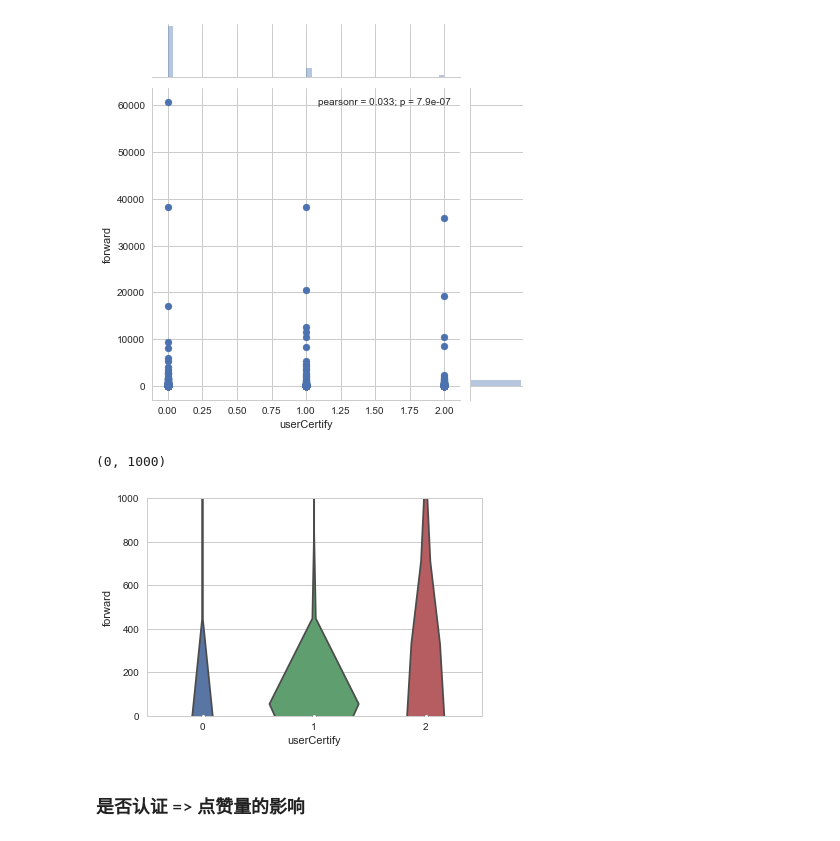
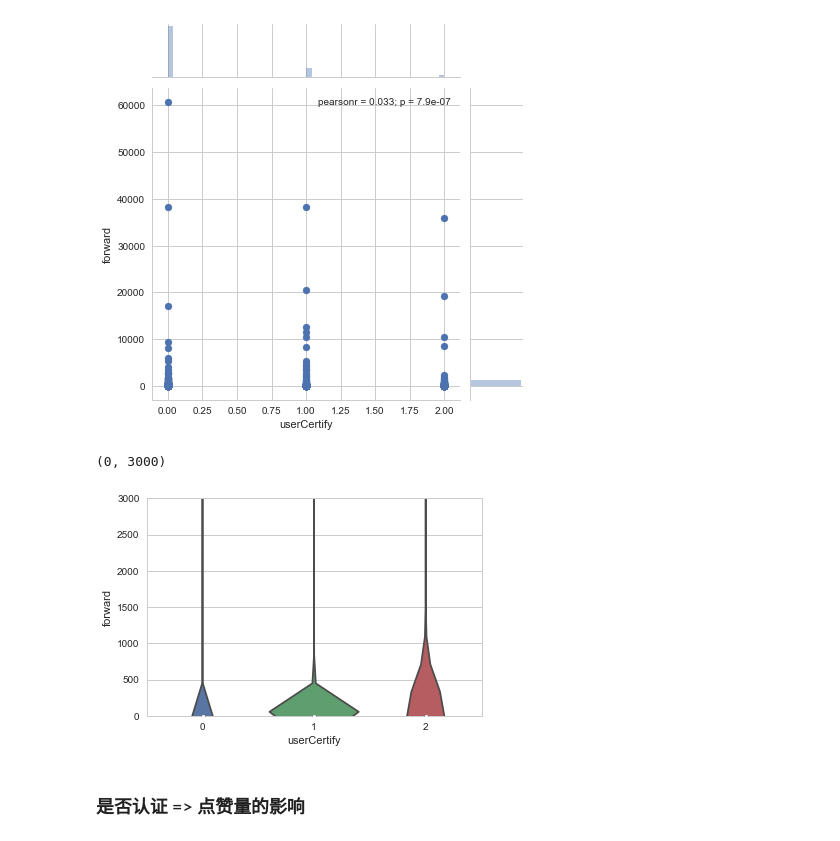
Before and after one commit to Ivan12138/RumorDataAnalysis, a Jupyter notebook: weibo_rumor_analysis/RumorAnalysisUpdated.ipynb, the cells around one changed output. Saved outputs shown, nothing was run; the diff lists cells and outputs as text; code cells hidden in the pictures.

```diff
--- a/weibo_rumor_analysis/RumorAnalysisUpdated.ipynb
+++ b/weibo_rumor_analysis/RumorAnalysisUpdated.ipynb
@@ -255,10 +255,10 @@ sns.jointplot(x='userCertify', y="forward", data=df_sample)
 [figure]
 # %%
 sns.violinplot(x='userCertify', y="forward", data=df_sample)
-plt.ylim([0, 1000])
+plt.ylim([0, 3000])
 # %% [output]
-(0, 1000)
+(0, 3000)
-[figure, old version]
+[figure, new version]
 # %% [markdown]
 ### 是否认证 => 点赞量的影响
 # %%
```
Also changed, not shown: parts of 1 cell of this notebook, 1 other file.
